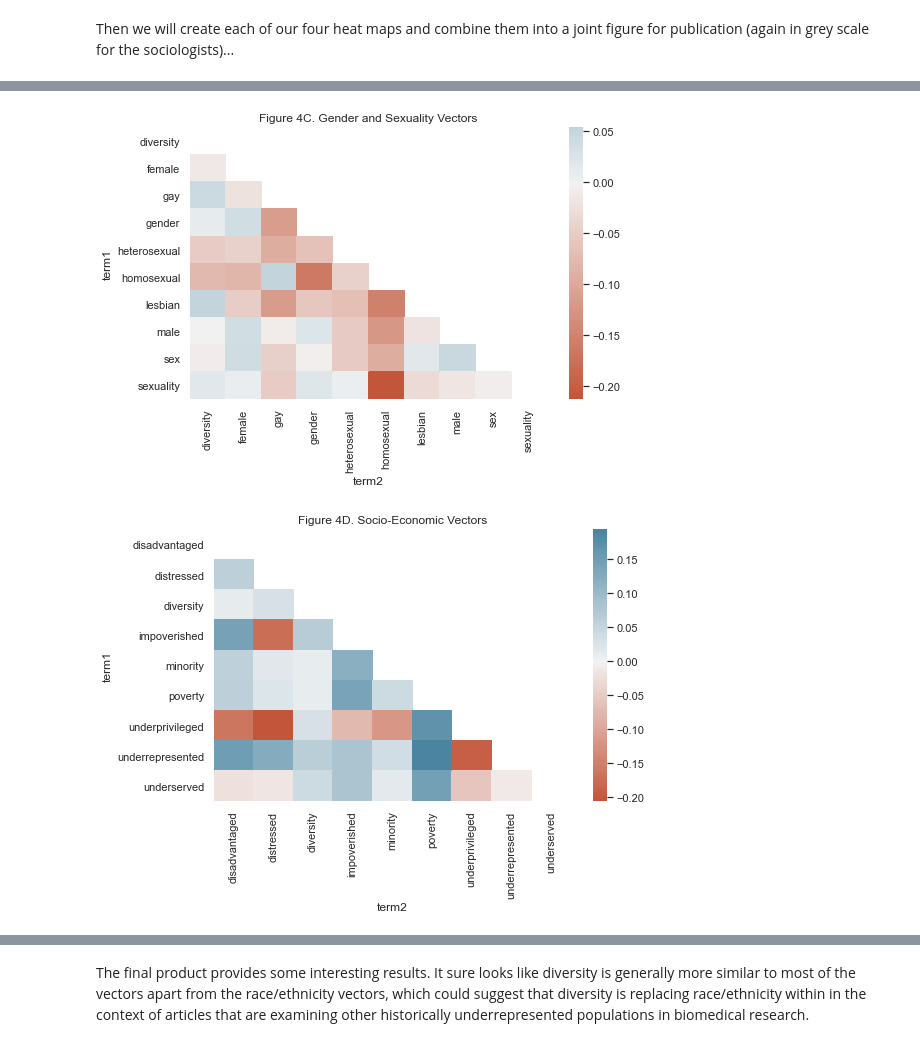
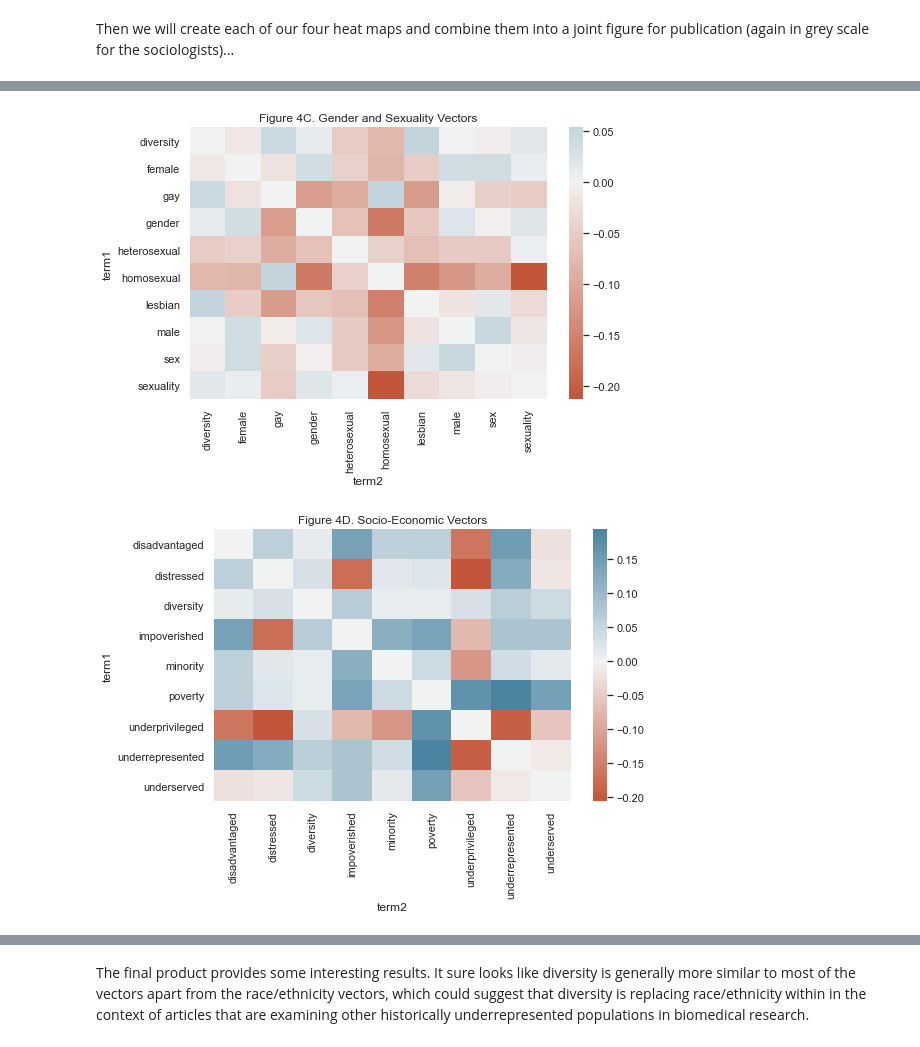
Before and after one commit to brandonleekramer/diversity, a Jupyter notebook: src/03_word_embeddings/02_w2v_results.ipynb, the cells around one changed output, grey strips where cells are left out. Drawn from its saved outputs; the diff is of its cells as text; code cells hidden in the pictures.

```diff
--- a/src/03_word_embeddings/02_w2v_results.ipynb
+++ b/src/03_word_embeddings/02_w2v_results.ipynb
@@ -570,18 +571,20 @@ gender_sexuality = h1_dictionary[(h1_dictionary['category'] == 'gender_sexuality
 gender_sexuality_matrix = w2v_similarities_over_time(gender_sexuality, earlier_model, later_model)
 corr_gender = gender_sexuality_matrix.corr()
 mask_gender = np.triu(np.ones_like(corr_gender, dtype=bool))
-gender_sexuality_heatmap = sns.heatmap(gender_sexuality_matrix, center=0, mask=mask_gender, cmap=cmap).set_title("Figure 4C. Gender and Sexuality Vectors")
+gender_sexuality_heatmap = sns.heatmap(gender_sexuality_matrix, center=0, #mask=mask_gender,
+                                       cmap=cmap).set_title("Figure 4C. Gender and Sexuality Vectors")
 # %% [output]
-[figure, old version]
+[figure, new version]
 # %%
 social_class = h1_dictionary[(h1_dictionary['category'] == 'social_class') |
                              (h1_dictionary['category'] == 'diversity')]
 social_class_matrix = w2v_similarities_over_time(social_class, earlier_model, later_model)
 corr_class = social_class_matrix.corr()
 mask_class = np.triu(np.ones_like(corr_class, dtype=bool))
-social_class_heatmap = sns.heatmap(social_class_matrix, center=0, mask=mask_class, cmap=cmap).set_title("Figure 4D. Socio-Economic Vectors")
+social_class_heatmap = sns.heatmap(social_class_matrix, center=0, #mask=mask_class,
+                                   cmap=cmap).set_title("Figure 4D. Socio-Economic Vectors")
 # %% [output]
-[figure, old version]
+[figure, new version]
 # %%
 sns.set(rc={'figure.figsize':(14,9)})
 sns.set_style("whitegrid")
```
Also changed, not shown: parts of 4 cells of this notebook.
